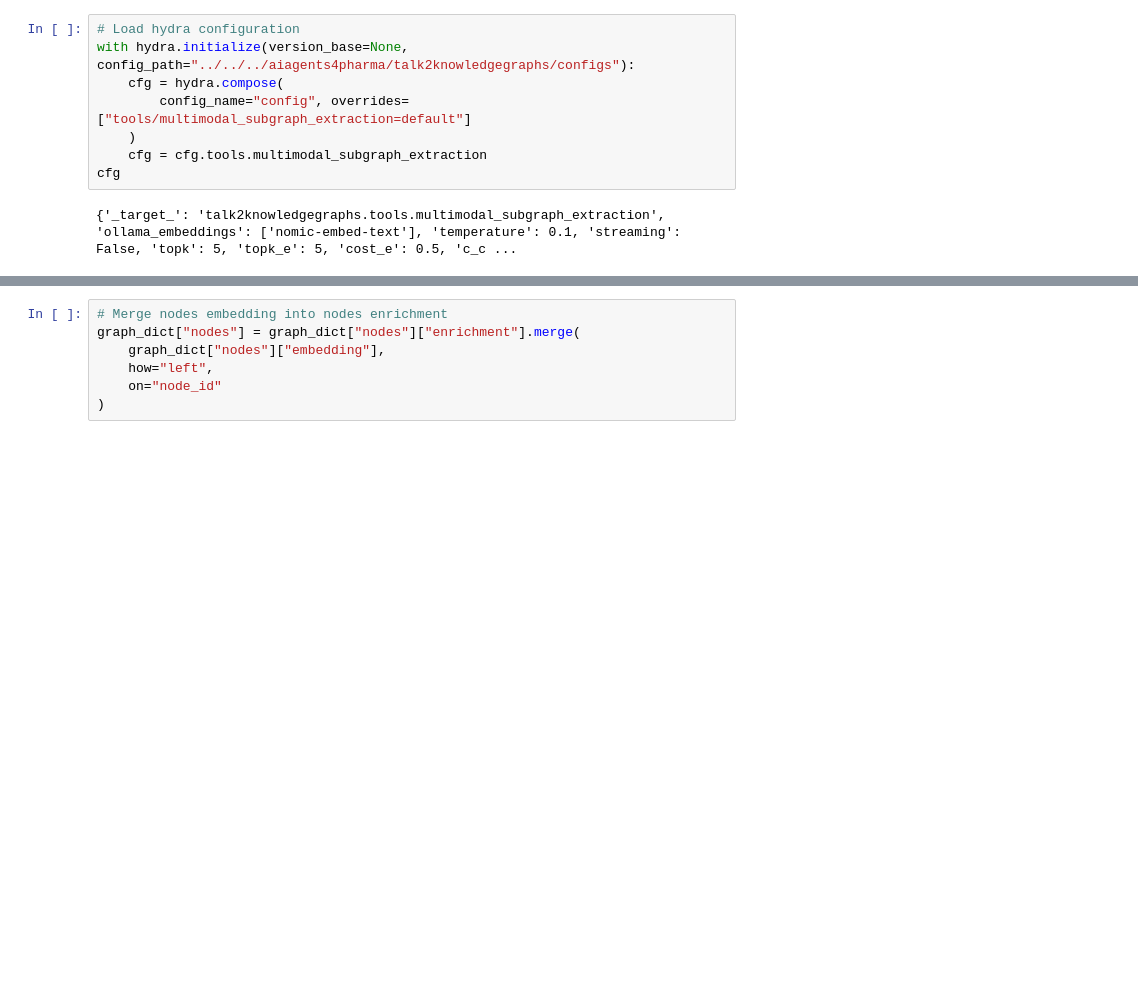
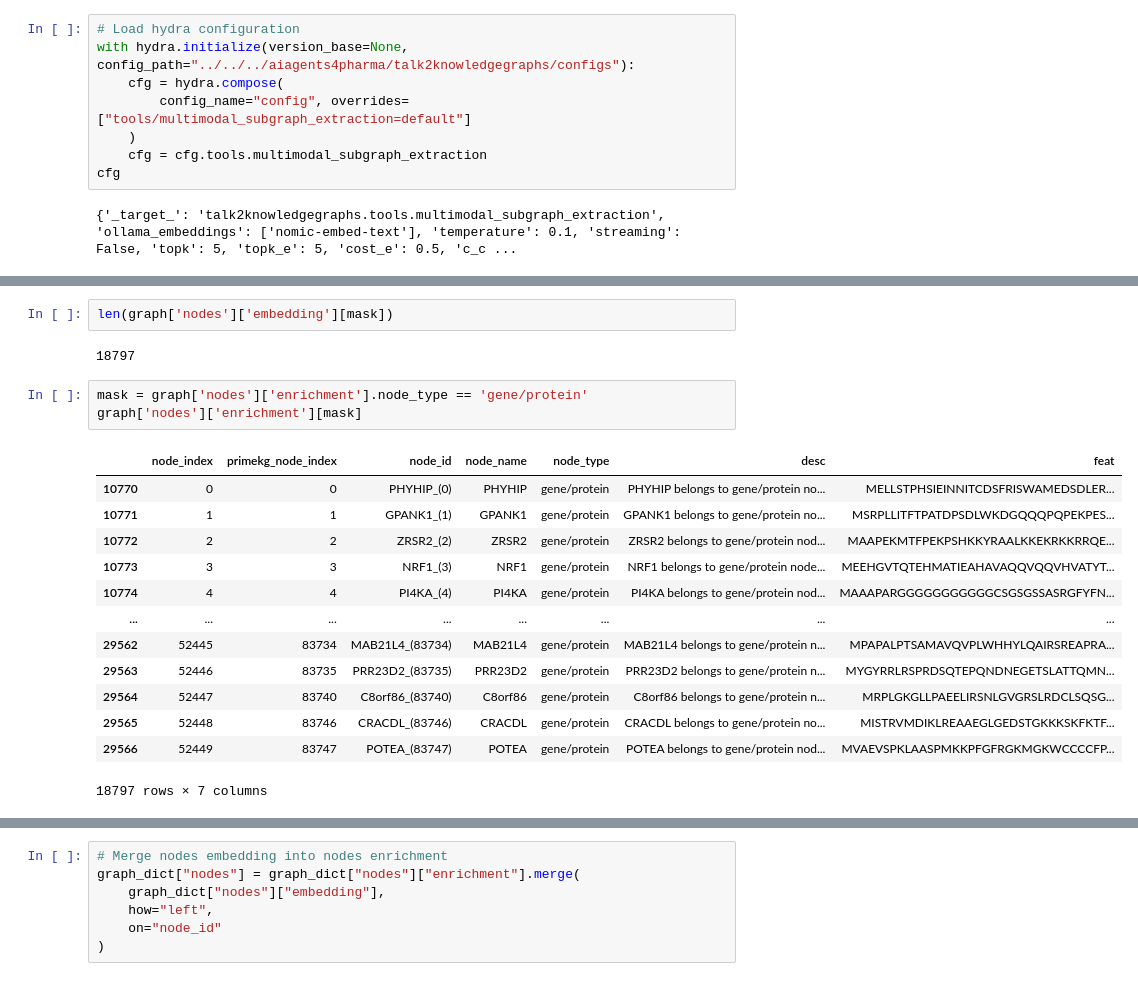
Before and after one commit to VirtualPatientEngine/AIAgents4Pharma, a Jupyter notebook: docs/notebooks/talk2knowledgegraphs/profiling_read_primekg_cudf.ipynb, the cells around one changed output, grey strips where cells are left out. Drawn from its saved outputs; the diff is of its cells as text; blank space fills up the shorter version.

```diff
--- a/docs/notebooks/talk2knowledgegraphs/profiling_read_primekg_cudf.ipynb
+++ b/docs/notebooks/talk2knowledgegraphs/profiling_read_primekg_cudf.ipynb
@@ -59,0 +112,21 @@ edges embedding
+# %%
+len(graph['nodes']['embedding'][mask])
+# %% [output]
+18797
+# %%
+mask = graph['nodes']['enrichment'].node_type == 'gene/protein'
+graph['nodes']['enrichment'][mask]
+# %% [output]
+|  | node_index | primekg_node_index | node_id | node_name | node_type | desc | feat |
+| 10770 | 0 | 0 | PHYHIP_(0) | PHYHIP | gene/protein | PHYHIP belongs to gene/protein no... | MELLSTPHSIEINNITCDSFRISWAMEDSDLER... |
+| 10771 | 1 | 1 | GPANK1_(1) | GPANK1 | gene/protein | GPANK1 belongs to gene/protein no... | MSRPLLITFTPATDPSDLWKDGQQQPQPEKPES... |
+| 10772 | 2 | 2 | ZRSR2_(2) | ZRSR2 | gene/protein | ZRSR2 belongs to gene/protein nod... | MAAPEKMTFPEKPSHKKYRAALKKEKRKKRRQE... |
+| 10773 | 3 | 3 | NRF1_(3) | NRF1 | gene/protein | NRF1 belongs to gene/protein node... | MEEHGVTQTEHMATIEAHAVAQQVQQVHVATYT... |
+| 10774 | 4 | 4 | PI4KA_(4) | PI4KA | gene/protein | PI4KA belongs to gene/protein nod... | MAAAPARGGGGGGGGGGGCSGSGSSASRGFYFN... |
+| ... | ... | ... | ... | ... | ... | ... | ... |
+| 29562 | 52445 | 83734 | MAB21L4_(83734) | MAB21L4 | gene/protein | MAB21L4 belongs to gene/protein n... | MPAPALPTSAMAVQVPLWHHYLQAIRSREAPRA... |
+| 29563 | 52446 | 83735 | PRR23D2_(83735) | PRR23D2 | gene/protein | PRR23D2 belongs to gene/protein n... | MYGYRRLRSPRDSQTEPQNDNEGETSLATTQMN... |
+| 29564 | 52447 | 83740 | C8orf86_(83740) | C8orf86 | gene/protein | C8orf86 belongs to gene/protein n... | MRPLGKGLLPAEELIRSNLGVGRSLRDCLSQSG... |
+| 29565 | 52448 | 83746 | CRACDL_(83746) | CRACDL | gene/protein | CRACDL belongs to gene/protein no... | MISTRVMDIKLREAAEGLGEDSTGKKKSKFKTF... |
+| 29566 | 52449 | 83747 | POTEA_(83747) | POTEA | gene/protein | POTEA belongs to gene/protein nod... | MVAEVSPKLAASPMKKPFGFRGKMGKWCCCCFP... |
+18797 rows × 7 columns
```
Also changed, not shown: parts of 63 cells of this notebook, 8 other files.
